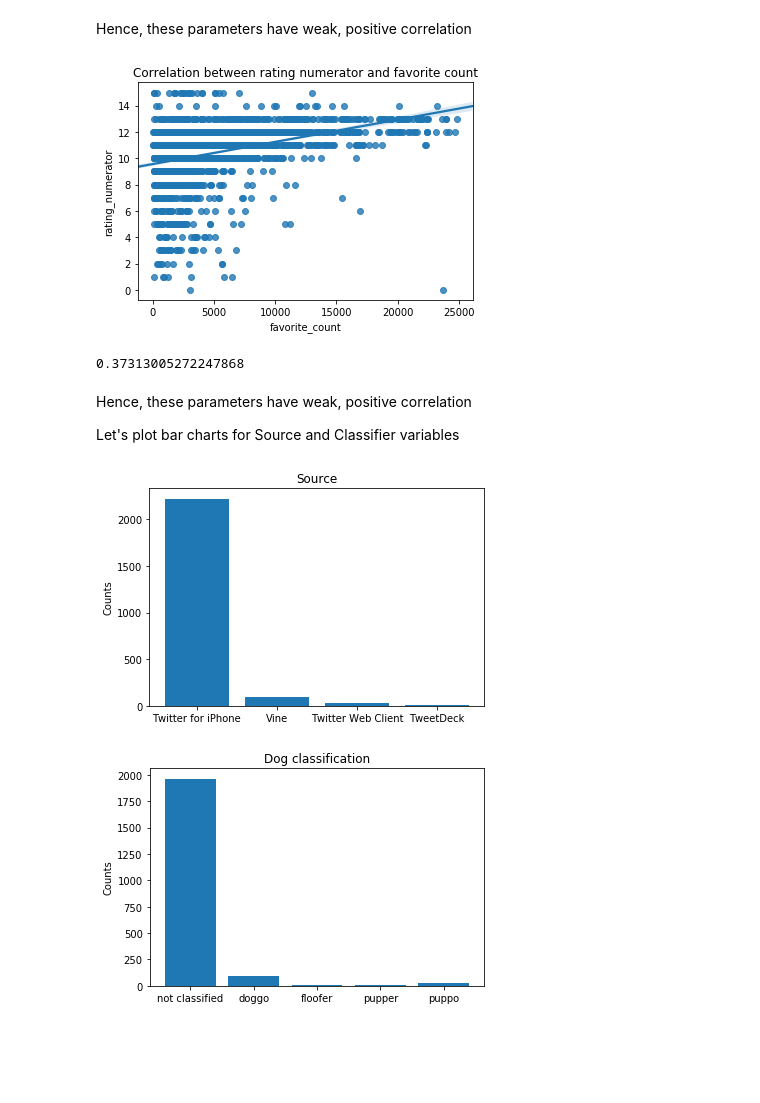
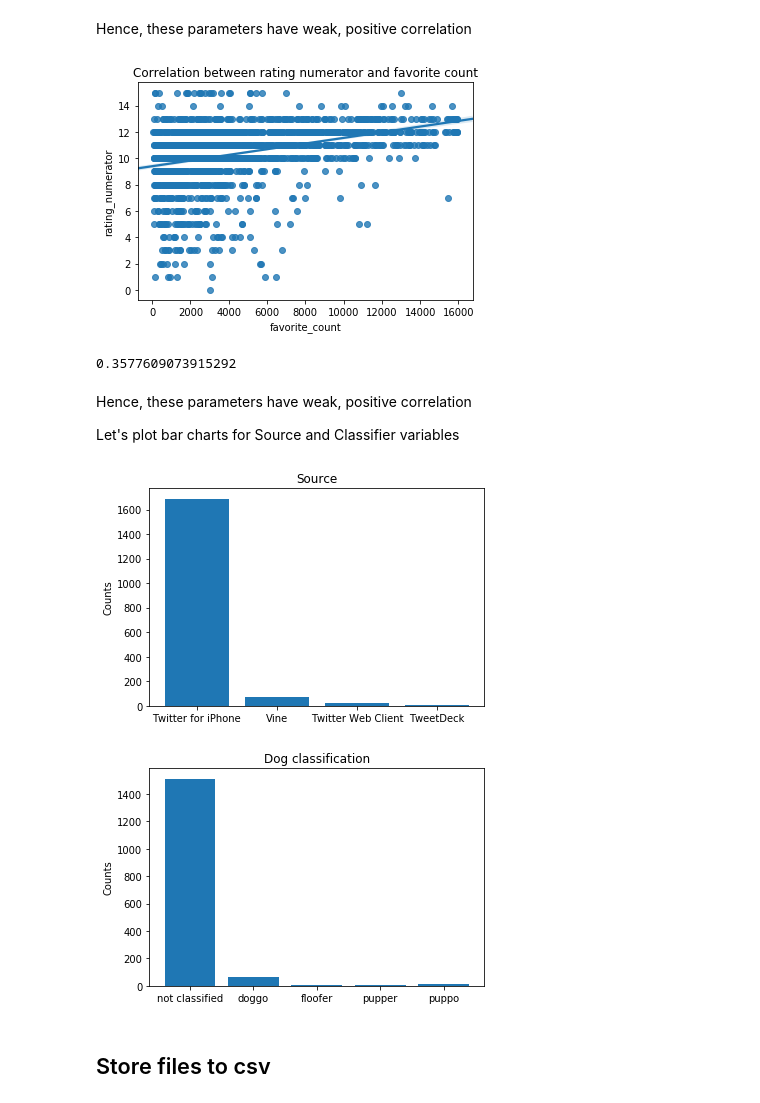
Before and after one commit to taglitis/weratedogs, a Jupyter notebook: wrangle_act.ipynb, the cells around one changed output. Saved outputs shown, nothing was run; the diff lists cells and outputs as text; code cells hidden in the pictures; blank space fills up the shorter version.

```diff
--- a/wrangle_act.ipynb
+++ b/wrangle_act.ipynb
@@ -926,9 +920,9 @@ plt.boxplot(tw_arc.retweet_count);
 # %% [markdown]
 We can see that outliers are above 5000. Plot hist for values less then 5000:
 # %%
-box_rc = tw_arc[tw_arc.retweet_count < 5000]
+tw_arc = tw_arc[tw_arc.retweet_count < 5000].reset_index(drop = True)
 fig, ax = plt.subplots()
-plt.hist(box_rc.retweet_count);
+plt.hist(tw_arc.retweet_count);
 plt.title('Retweet count histogram');
 ax.set_ylabel('count');
 ax.set_xlabel('Number of retweets');
@@ -957,2 +951,2 @@ Assume that outliers are everything above 25000
 # %%
-box_fc = tw_arc[tw_arc.favorite_count < 25000]
+tw_arc = tw_arc[tw_arc.favorite_count < 16000]
@@ -984 +979,3 @@ mask = (tw_arc['favorite_count']!=0) & (tw_arc['retweet_count']<5000) & (tw_arc[
+# %%
+tw_arc = tw_arc[tw_arc['favorite_count']!=0]
 # %%
@@ -1008,14 +1005,14 @@ np.corrcoef(tw_arc[mask].retweet_count, tw_arc[mask].rating_numerator)[0,1]
 # %% [markdown]
 Hence, these parameters have weak, positive correlation
 # %%
-sns.regplot(tw_arc[mask].favorite_count, tw_arc[mask].rating_numerator);
+sns.regplot(tw_arc.favorite_count, tw_arc.rating_numerator);
 plt.title('Correlation between rating numerator and favorite count');
 # %% [output]
-[figure, old version]
+[figure, new version]
 # %%
-np.corrcoef(tw_arc[mask].favorite_count, tw_arc[mask].rating_numerator)[0,1]
+np.corrcoef(tw_arc.favorite_count, tw_arc.rating_numerator)[0,1]
 # %% [output]
-0.37313005272247868
+0.3577609073915292
 # %% [markdown]
 Hence, these parameters have weak, positive correlation
 
@@ -1031,7 +1028,7 @@ ax.set_xticklabels(new_source_list);
 ax.set_ylabel('Counts');
 ax.set_title('Source');
 # %% [output]
-[figure, old version]
+[figure, new version]
 # %%
 doggo_list= ['not classified','doggo', 'floofer', 'pupper', 'puppo']
 counts = [tw_arc.query('classifier == "not classified"').count()[0], tw_arc.query('classifier == "doggo"').count()[0], tw_arc.query('classifier == "floofer"').count()[0],
@@ -1044,4 +1041,6 @@ ax.set_xticklabels(doggo_list);
 ax.set_ylabel('Counts');
 ax.set_title('Dog classification');
 # %% [output]
-[figure, old version]
+[figure, new version]
+# %% [markdown]
+## Store files to csv
```
Also changed, not shown: parts of 33 cells of this notebook, 7 other files.
